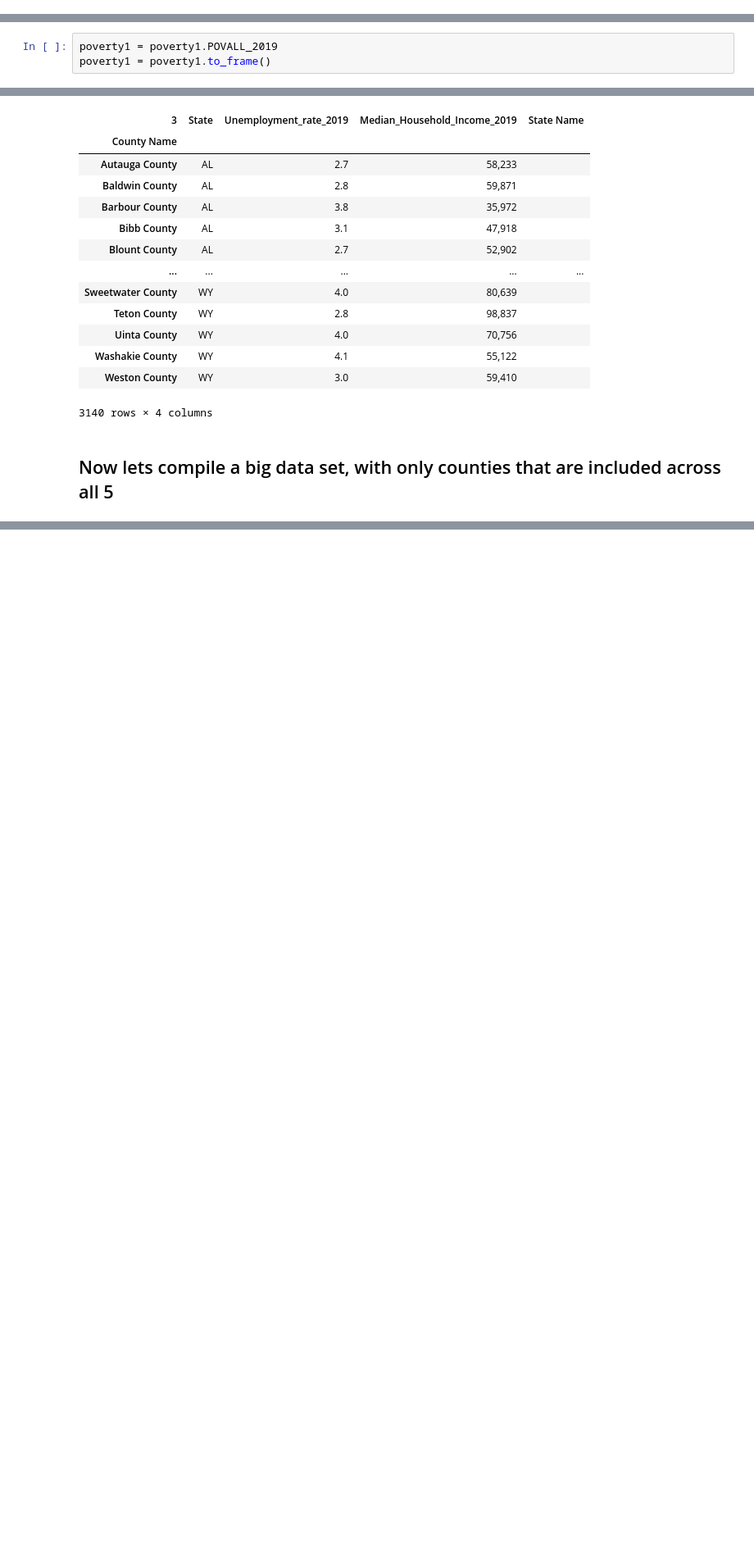
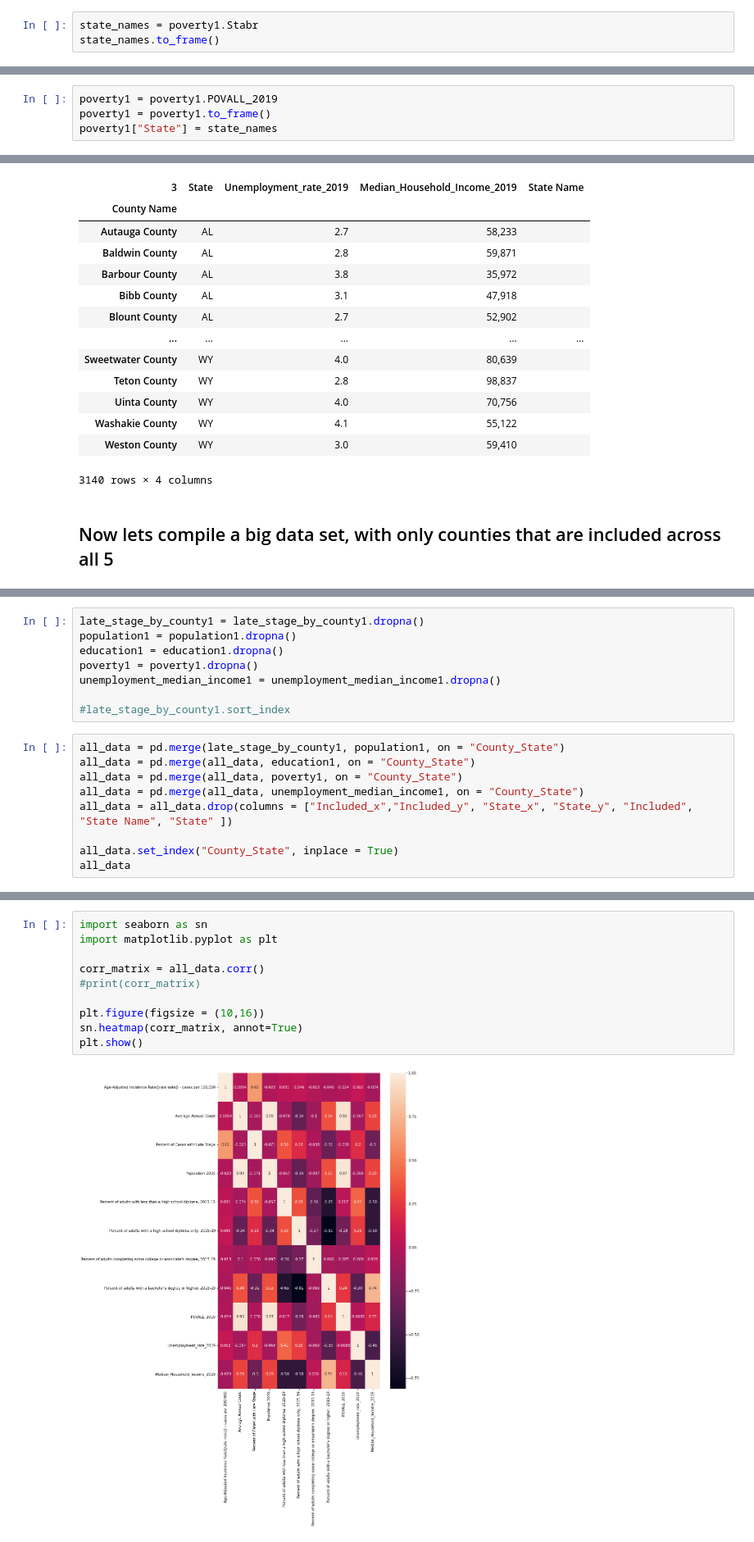
Before and after one commit to mahakbindal/Predicting-Breast-Cancer, a Jupyter notebook: Predicting_Breast_Cancer.ipynb, the cells around one changed output, grey strips where cells are left out. Shown at 82% size. Cells and saved outputs as stored; diff of their text form; blank space fills up the shorter version.

```diff
--- a/Predicting_Breast_Cancer.ipynb
+++ b/Predicting_Breast_Cancer.ipynb
@@ -254,3 +297,6 @@ poverty1.head(15)
 # %%
 #make row names the row names:
 poverty1.set_index("Area_name", inplace = True)
+# %%
+state_names = poverty1.Stabr
+state_names.to_frame()
@@ -257,3 +318,4 @@ poverty1.set_index("Area_name", inplace = True)
 # %%
 poverty1 = poverty1.POVALL_2019
 poverty1 = poverty1.to_frame()
+poverty1["State"] = state_names
@@ -463,0 +533,17 @@ meeting with Lucian:
+# %%
+late_stage_by_county1 = late_stage_by_county1.dropna()
+population1 = population1.dropna()
+education1 = education1.dropna()
+poverty1 = poverty1.dropna()
+unemployment_median_income1 = unemployment_median_income1.dropna()
+
+#late_stage_by_county1.sort_index
+# %%
+all_data = pd.merge(late_stage_by_county1, population1, on = "County_State")
+all_data = pd.merge(all_data, education1, on = "County_State")
+all_data = pd.merge(all_data, poverty1, on = "County_State")
+all_data = pd.merge(all_data, unemployment_median_income1, on = "County_State")
+all_data = all_data.drop(columns = ["Included_x","Included_y", "State_x", "State_y", "Included", "State Name", "State" ])
+
+all_data.set_index("County_State", inplace = True)
+all_data
@@ -463,0 +582,12 @@ meeting with Lucian:
+# %%
+import seaborn as sn
+import matplotlib.pyplot as plt
+
+corr_matrix = all_data.corr()
+#print(corr_matrix)
+
+plt.figure(figsize = (10,16))
+sn.heatmap(corr_matrix, annot=True)
+plt.show()
+# %% [output]
+[figure, added]
```
Also changed, not shown: parts of 24 cells of this notebook.
